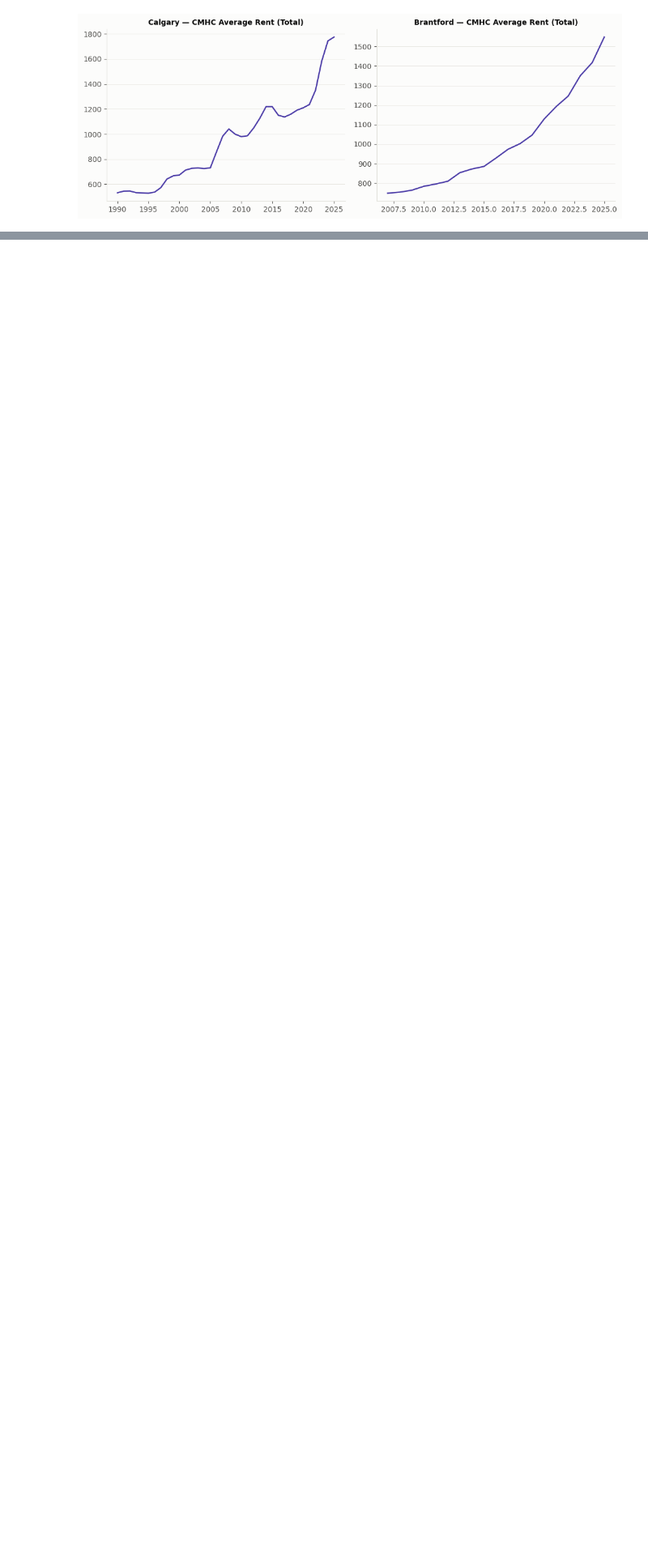
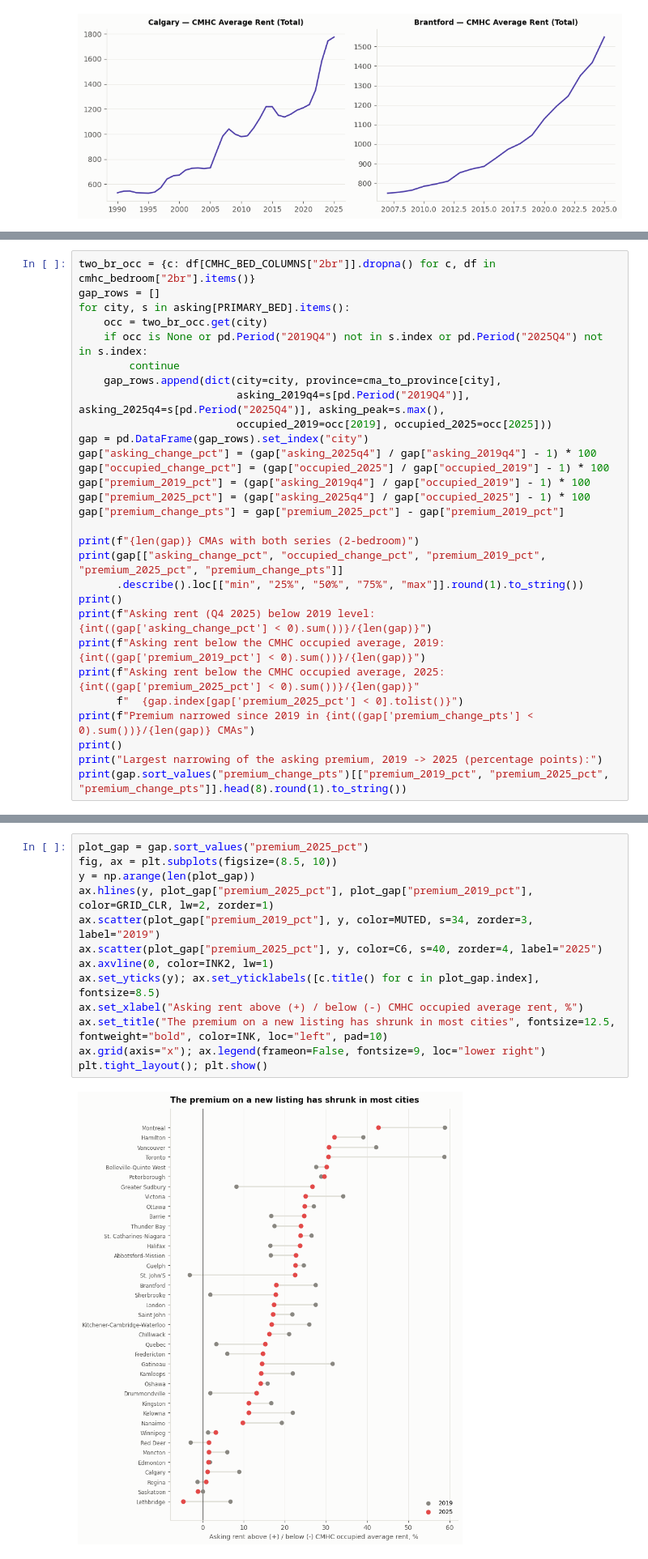
Before and after one commit to schoolofcities/renters, a Jupyter notebook: analysis/falling-rents/explore_falling_rents.ipynb, the cells around one changed output, grey strips where cells are left out. Shown at 81% size. Cells and saved outputs as stored; diff of their text form; blank space fills up the shorter version.

```diff
--- a/analysis/falling-rents/explore_falling_rents.ipynb
+++ b/analysis/falling-rents/explore_falling_rents.ipynb
@@ -1106,0 +1321,29 @@ plt.show()
+# %%
+two_br_occ = {c: df[CMHC_BED_COLUMNS["2br"]].dropna() for c, df in cmhc_bedroom["2br"].items()}
+gap_rows = []
+for city, s in asking[PRIMARY_BED].items():
+    occ = two_br_occ.get(city)
+    if occ is None or pd.Period("2019Q4") not in s.index or pd.Period("2025Q4") not in s.index:
+        continue
+    gap_rows.append(dict(city=city, province=cma_to_province[city],
+                         asking_2019q4=s[pd.Period("2019Q4")], asking_2025q4=s[pd.Period("2025Q4")], asking_peak=s.max(),
+                         occupied_2019=occ[2019], occupied_2025=occ[2025]))
+gap = pd.DataFrame(gap_rows).set_index("city")
+gap["asking_change_pct"] = (gap["asking_2025q4"] / gap["asking_2019q4"] - 1) * 100
+gap["occupied_change_pct"] = (gap["occupied_2025"] / gap["occupied_2019"] - 1) * 100
+gap["premium_2019_pct"] = (gap["asking_2019q4"] / gap["occupied_2019"] - 1) * 100
+gap["premium_2025_pct"] = (gap["asking_2025q4"] / gap["occupied_2025"] - 1) * 100
+gap["premium_change_pts"] = gap["premium_2025_pct"] - gap["premium_2019_pct"]
+
+print(f"{len(gap)} CMAs with both series (2-bedroom)")
+print(gap[["asking_change_pct", "occupied_change_pct", "premium_2019_pct", "premium_2025_pct", "premium_change_pts"]]
+      .describe().loc[["min", "25%", "50%", "75%", "max"]].round(1).to_string())
+print()
+print(f"Asking rent (Q4 2025) below 2019 level:             {int((gap['asking_change_pct'] < 0).sum())}/{len(gap)}")
+print(f"Asking rent below the CMHC occupied average, 2019:   {int((gap['premium_2019_pct'] < 0).sum())}/{len(gap)}")
+print(f"Asking rent below the CMHC occupied average, 2025:   {int((gap['premium_2025_pct'] < 0).sum())}/{len(gap)}"
+      f"  {gap.index[gap['premium_2025_pct'] < 0].tolist()}")
+print(f"Premium narrowed since 2019 in {int((gap['premium_change_pts'] < 0).sum())}/{len(gap)} CMAs")
+print()
+print("Largest narrowing of the asking premium, 2019 -> 2025 (percentage points):")
+print(gap.sort_values("premium_change_pts")[["premium_2019_pct", "premium_2025_pct", "premium_change_pts"]].head(8).round(1).to_string())
@@ -1106,0 +1368,15 @@ plt.show()
+# %%
+plot_gap = gap.sort_values("premium_2025_pct")
+fig, ax = plt.subplots(figsize=(8.5, 10))
+y = np.arange(len(plot_gap))
+ax.hlines(y, plot_gap["premium_2025_pct"], plot_gap["premium_2019_pct"], color=GRID_CLR, lw=2, zorder=1)
+ax.scatter(plot_gap["premium_2019_pct"], y, color=MUTED, s=34, zorder=3, label="2019")
+ax.scatter(plot_gap["premium_2025_pct"], y, color=C6, s=40, zorder=4, label="2025")
+ax.axvline(0, color=INK2, lw=1)
+ax.set_yticks(y); ax.set_yticklabels([c.title() for c in plot_gap.index], fontsize=8.5)
+ax.set_xlabel("Asking rent above (+) / below (-) CMHC occupied average rent, %")
+ax.set_title("The premium on a new listing has shrunk in most cities", fontsize=12.5, fontweight="bold", color=INK, loc="left", pad=10)
+ax.grid(axis="x"); ax.legend(frameon=False, fontsize=9, loc="lower right")
+plt.tight_layout(); plt.show()
+# %% [output]
+[figure, added]
```
Also changed, not shown: parts of 20 cells of this notebook, 8 other files.
